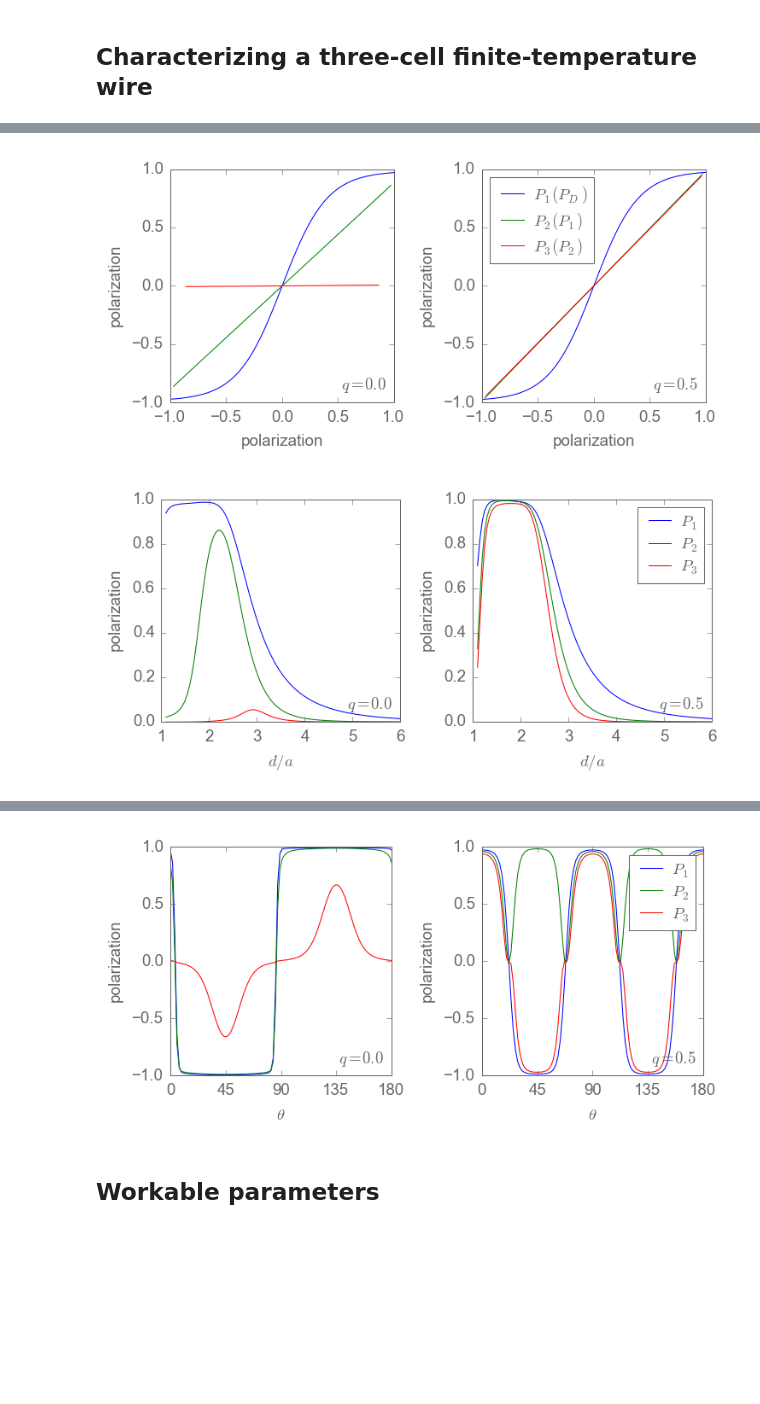
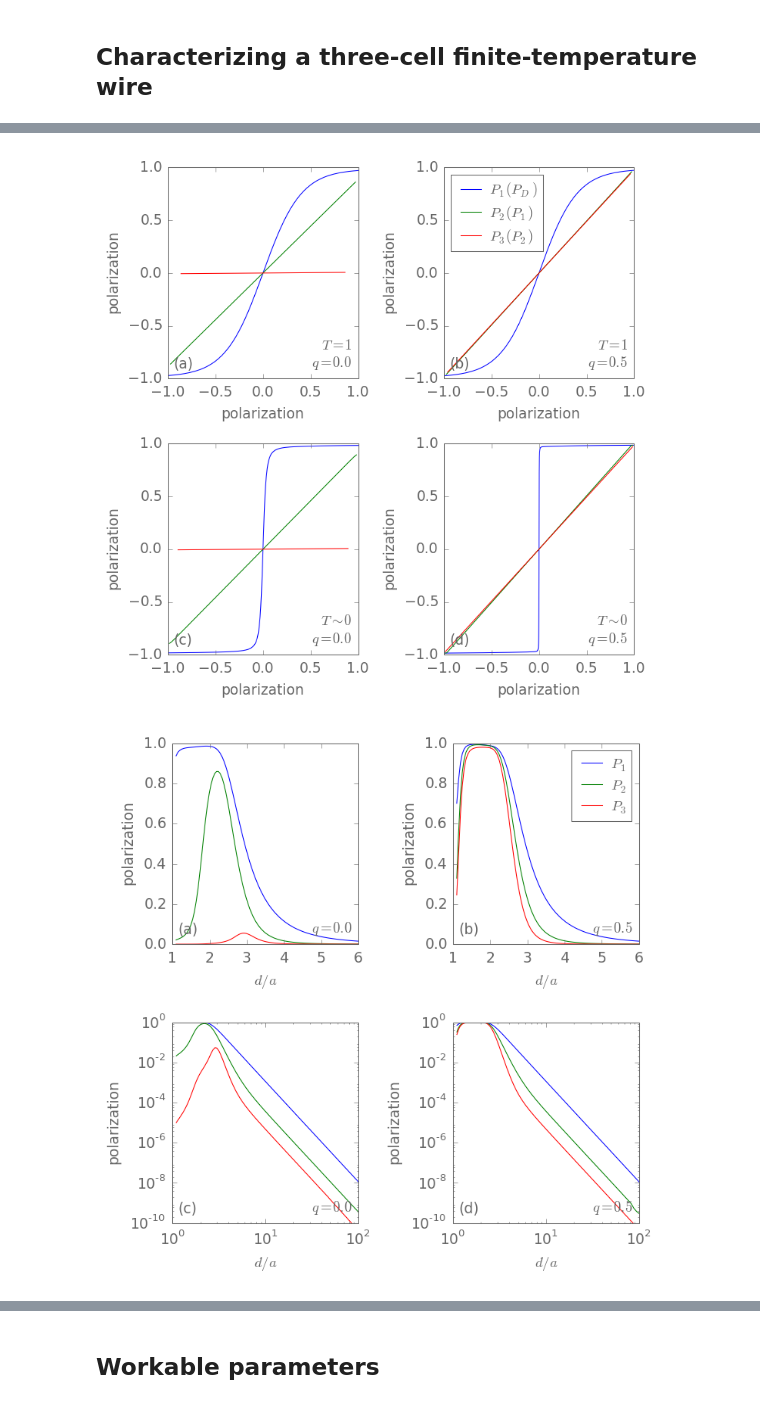
Before and after one commit to meznom/phd_thesis, a Jupyter notebook: notebooks/chapter03.ipynb, the cells around one changed output, grey strips where cells are left out. Saved outputs shown, nothing was run; the diff lists cells and outputs as text; code cells hidden in the pictures; blank space fills up the shorter version.

Commit message:
More graphs (and experiments) for chapter 03.

```diff
--- a/notebooks/chapter03.ipynb
+++ b/notebooks/chapter03.ipynb
@@ -314,23 +320,50 @@ w.plotPPT0()
+# %%
+def PP_figure(rs):
+    cols = 2
+    rows = 2
+    fig,ps = plt.subplots(rows,cols,figsize=(2.5*cols,2.5*rows))
+    for ps_,T in zip(ps,[1,1E-9]):
+        for p,r in zip(ps_,rs['T',T]):
+            d = np.row_stack((-r.table,r.table))
+            d = d[ d[:,0].argsort() ]
+            p.plot(d[:,0],d[:,1],label='$P_1(P_D)$')
+            p.plot(d[:,1],d[:,2],label='$P_2(P_1)$')
+            p.plot(d[:,2],d[:,3],label='$P_3(P_2)$')
+            p.set_xlabel('polarization')
+            p.set_ylabel('polarization')
+            p.set_xlim((-1,1))
+            p.set_ylim((-1,1))
+            q = r.parameters.q
+            T = r.parameters.T
+            if T < 0.01: T = 0.0
+            text(p,'$T {} {:d}$\n$q = {}$'
+                 .format('=' if T!=0 else '\sim',int(T),q),
+                 loc='lower right')
+    for p,l in zip(ps.reshape(-1).tolist(),['(a)','(b)','(c)','(d)']):
+        text(p,l,loc='lower left')
+    ps[0,1].legend(loc='upper left',
+                   labelspacing=0.3,
+                   handletextpad=0.3)
+    fig.tight_layout()
+    plt.close()
+    return fig
 # %%
 w = CharacterizeAWire()
 w.N_plot = 100
 # w.doa = 3.0 # PP plot is not very meaningful for doa = 3.0
 # w.T = 2 # again: PP plot not good -- only very small gain; not fully polarized
-f1 = w.plotPP()
+f1 = PP_figure(rs)
 f2 = w.plotPOverD()
-f3 = w.plotPOverDLog()
 fit = w.fitPOverDLog()
-f4 = w.plotPOverTheta()
+f3 = w.plotPOverTheta()
 
-# f1.savefig('../plots/chapter03/three_cells_PP.pdf')
-# f2.savefig('../plots/chapter03/three_cells_P_over_d.pdf')
-# f3.savefig('../plots/chapter03/three_cells_P_over_d_log_log.pdf')
-# f4.savefig('../plots/chapter03/three_cells_P_over_theta.pdf')
+f1.savefig('../plots/chapter03/three_cells_PP.pdf')
+f2.savefig('../plots/chapter03/three_cells_P_over_d.pdf')
+f3.savefig('../plots/chapter03/three_cells_P_over_theta.pdf')
 
 display(f1)
 display(f2)
 display(f3)
-display(f4)
 # %% [output]
-[figure, old version]
+[figure, new version]
-[figure, old version]
+[figure, new version]
@@ -338,3 +371,2 @@ display(f4)
-[figure, removed]
 # %% [markdown]
 ## Workable parameters
```
Also changed, not shown: parts of 16 cells of this notebook, 22 other files.
